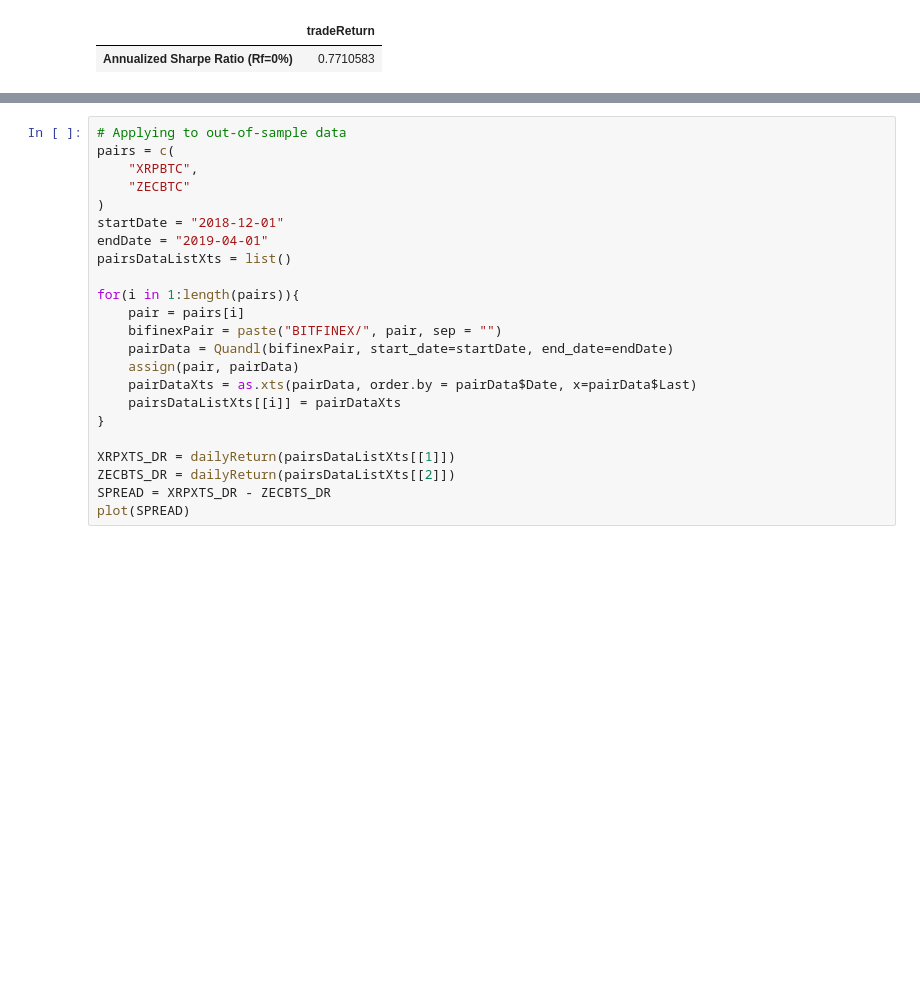
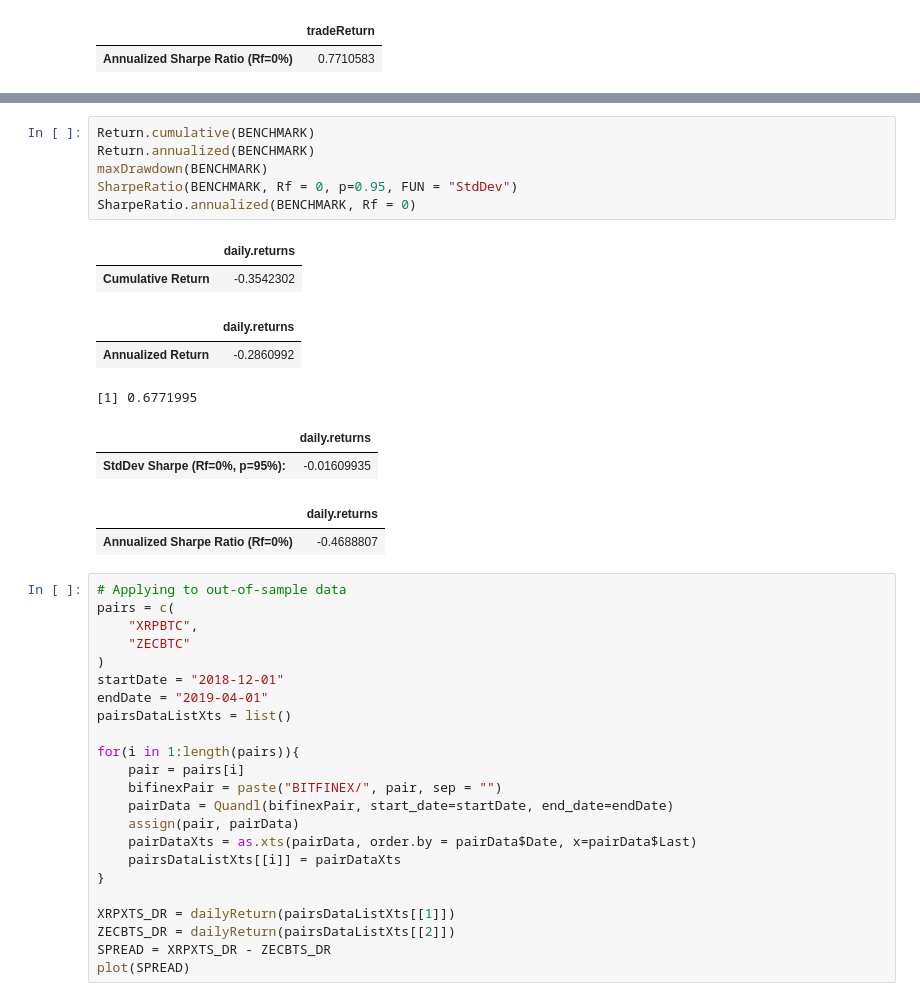
Before and after one commit to yehjxraymond/wqu_econometrics_group_proj, a Jupyter notebook: submission3/Untitled.ipynb, the cells around one changed output, grey strips where cells are left out. Cells and saved outputs as stored; diff of their text form; blank space fills up the shorter version.

```diff
--- a/submission3/Untitled.ipynb
+++ b/submission3/Untitled.ipynb
@@ -178,3 +186,19 @@ SharpeRatio.annualized(RES$tradeReturn, Rf = 0)
+# %%
+Return.cumulative(BENCHMARK)
+Return.annualized(BENCHMARK)
+maxDrawdown(BENCHMARK)
+SharpeRatio(BENCHMARK, Rf = 0, p=0.95, FUN = "StdDev")
+SharpeRatio.annualized(BENCHMARK, Rf = 0)
+# %% [output]
+|  | daily.returns |
+| Cumulative Return | -0.3542302 |
+|  | daily.returns |
+| Annualized Return | -0.2860992 |
+[1] 0.6771995
+|  | daily.returns |
+| StdDev Sharpe (Rf=0%, p=95%): | -0.01609935 |
+|  | daily.returns |
+| Annualized Sharpe Ratio (Rf=0%) | -0.4688807 |
 # %%
 # Applying to out-of-sample data
 pairs = c(
```
Also changed, not shown: parts of 2 cells of this notebook.
